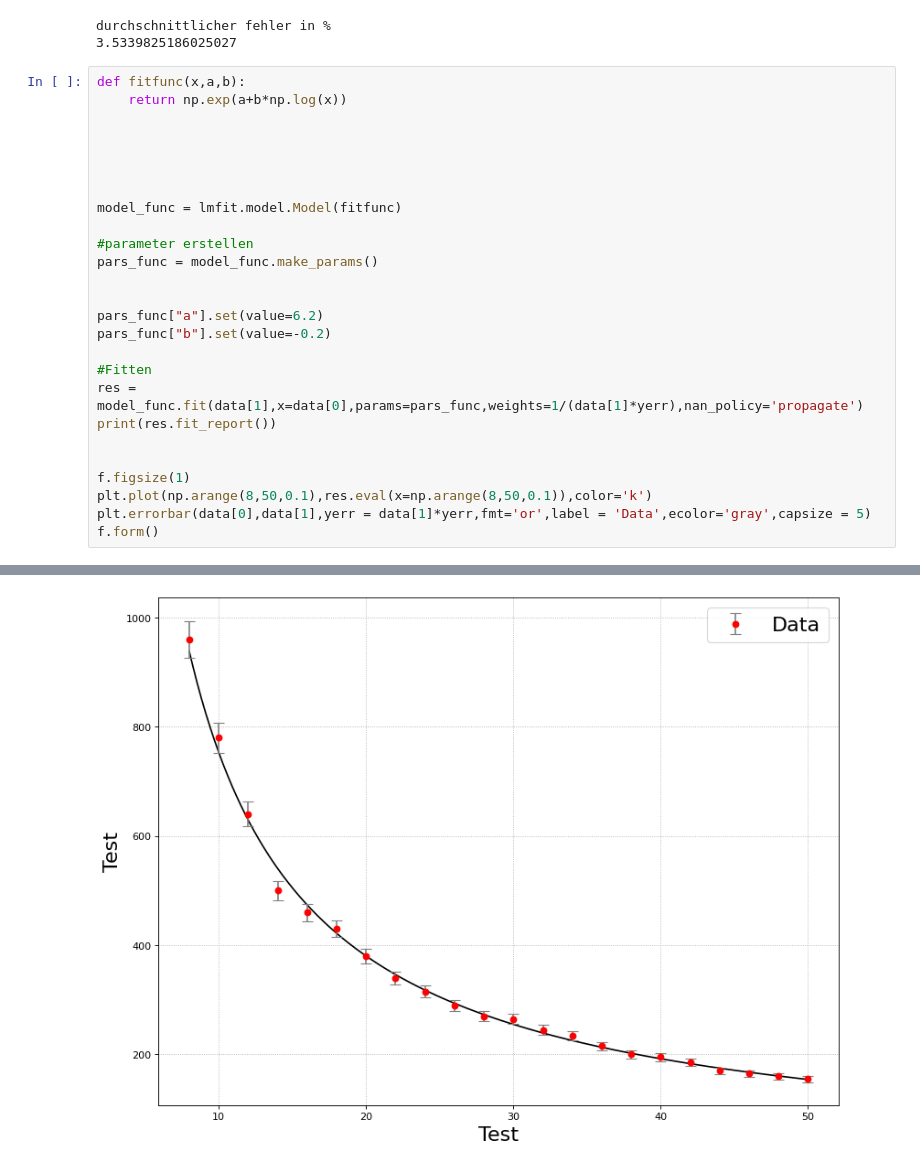
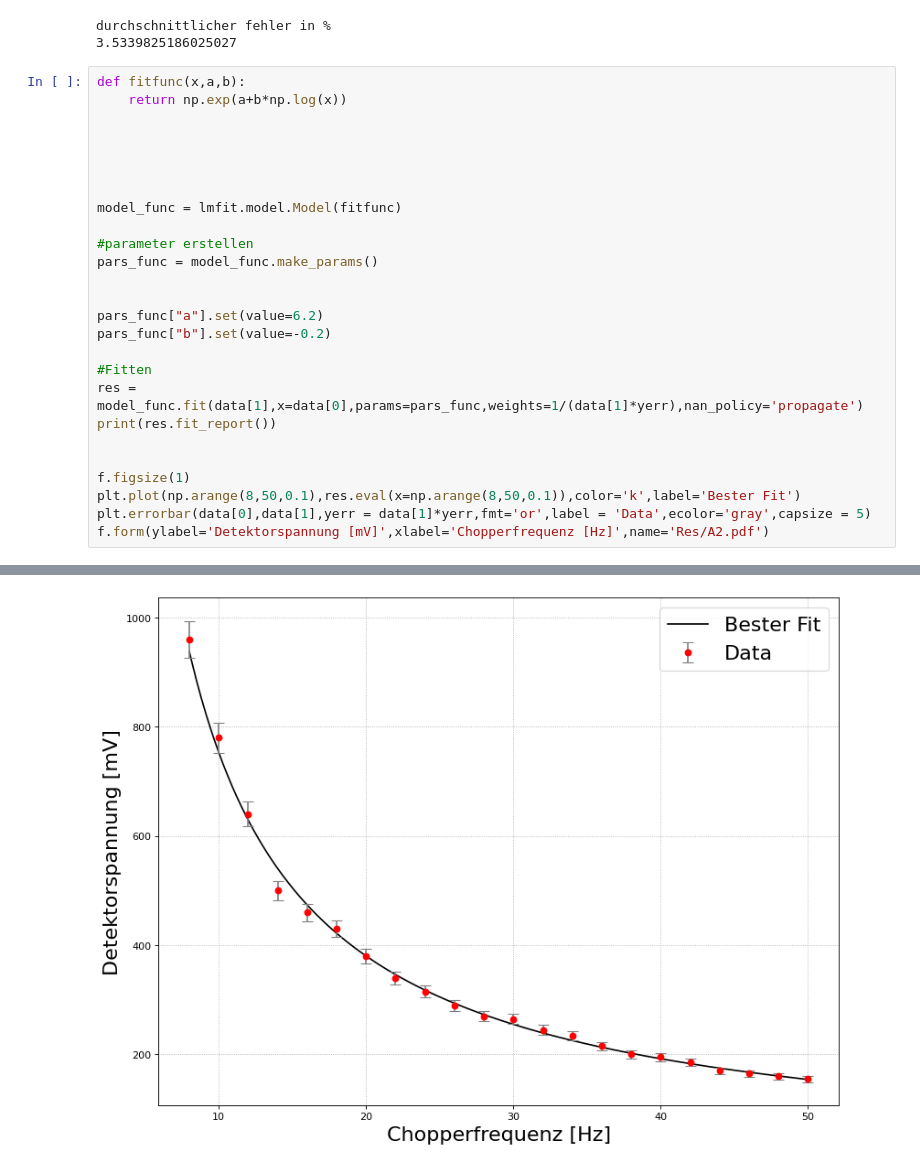
Before and after one commit to Friedrich-Jahns/Fortgeschrittenen-Praktikum-Physik, a Jupyter notebook: FP4_Michelson/A2/A2.ipynb, the cells around one changed output, grey strips where cells are left out. Saved outputs shown, nothing was run; the diff lists cells and outputs as text.

```diff
--- a/FP4_Michelson/A2/A2.ipynb
+++ b/FP4_Michelson/A2/A2.ipynb
@@ -37,35 +37,35 @@ pars_func = model_func.make_params()
 
 
 pars_func["a"].set(value=6.2)
 pars_func["b"].set(value=-0.2)
 
 #Fitten
 res = model_func.fit(data[1],x=data[0],params=pars_func,weights=1/(data[1]*yerr),nan_policy='propagate')
 print(res.fit_report())
 
 
 f.figsize(1)
-plt.plot(np.arange(8,50,0.1),res.eval(x=np.arange(8,50,0.1)),color='k')
+plt.plot(np.arange(8,50,0.1),res.eval(x=np.arange(8,50,0.1)),color='k',label='Bester Fit')
 plt.errorbar(data[0],data[1],yerr = data[1]*yerr,fmt='or',label = 'Data',ecolor='gray',capsize = 5)
-f.form()
+f.form(ylabel='Detektorspannung [mV]',xlabel='Chopperfrequenz [Hz]',name='Res/A2.pdf')
 # %% [output]
 [[Model]]
     Model(fitfunc)
 [[Fit Statistics]]
     # fitting method   = leastsq
     # function evals   = 16
     # data points      = 22
     # variables        = 2
     chi-square         = 12.5645057
     reduced chi-square = 0.62822529
     Akaike info crit   = -8.32366563
     Bayesian info crit = -6.14158072
     R-squared          = 0.99998688
 [[Variables]]
     a:  8.89141397 +/- 0.03793167 (0.43%) (init = 6.2)
     b: -0.98492761 +/- 0.01153110 (1.17%) (init = -0.2)
 [[Correlations]] (unreported correlations are < 0.100)
     C(a, b) = -0.988
-[figure, old version]
+[figure, new version]
 # %%
 f.figsize(1)
```
Also changed, not shown: parts of 1 cell of this notebook, 16 other files.
